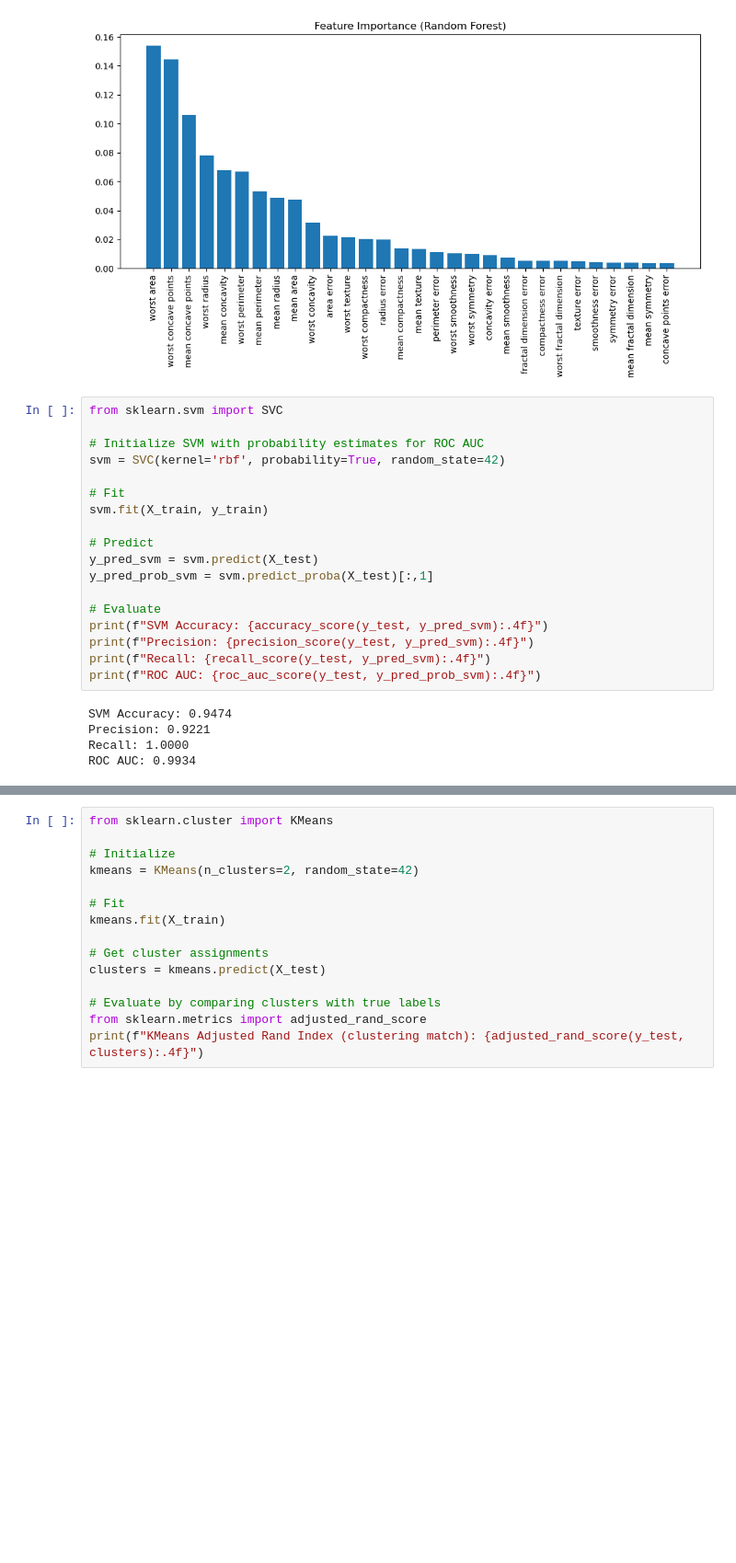
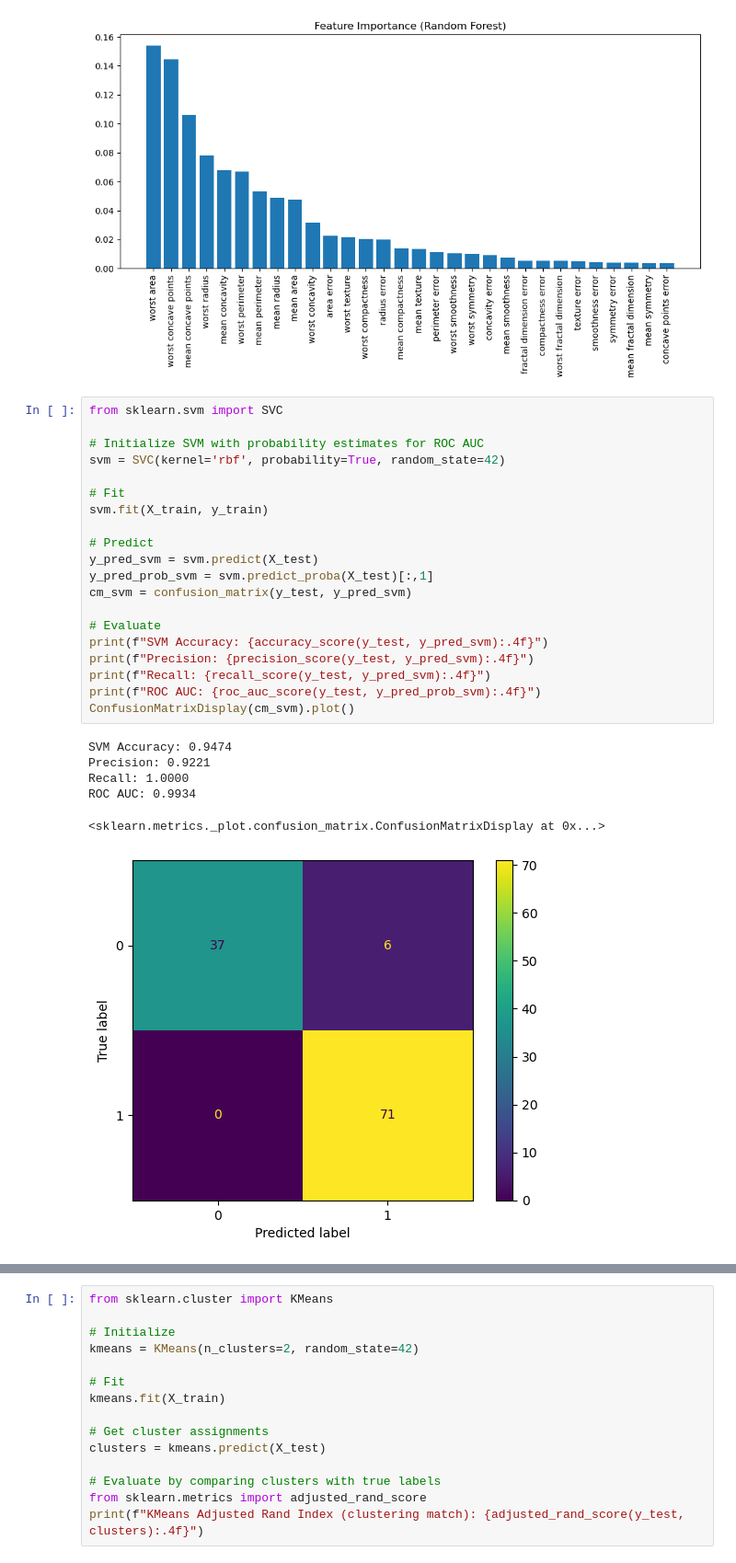
Before and after one commit to kumsquare/BreastCancer, a Jupyter notebook: MLMiniProject.ipynb, the cells around one changed output, grey strips where cells are left out. Shown: that part at 92% size. Cells and saved outputs as stored; diff of their text form; blank space fills up the shorter version.

```diff
--- a/MLMiniProject.ipynb
+++ b/MLMiniProject.ipynb
@@ -147,26 +178,30 @@ plt.show()
 # %%
 from sklearn.svm import SVC
 
 # Initialize SVM with probability estimates for ROC AUC
 svm = SVC(kernel='rbf', probability=True, random_state=42)
 
 # Fit
 svm.fit(X_train, y_train)
 
 # Predict
 y_pred_svm = svm.predict(X_test)
 y_pred_prob_svm = svm.predict_proba(X_test)[:,1]
+cm_svm = confusion_matrix(y_test, y_pred_svm)
 
 # Evaluate
 print(f"SVM Accuracy: {accuracy_score(y_test, y_pred_svm):.4f}")
 print(f"Precision: {precision_score(y_test, y_pred_svm):.4f}")
 print(f"Recall: {recall_score(y_test, y_pred_svm):.4f}")
 print(f"ROC AUC: {roc_auc_score(y_test, y_pred_prob_svm):.4f}")
+ConfusionMatrixDisplay(cm_svm).plot()
 # %% [output]
 SVM Accuracy: 0.9474
 Precision: 0.9221
 Recall: 1.0000
 ROC AUC: 0.9934
+<sklearn.metrics._plot.confusion_matrix.ConfusionMatrixDisplay at 0x...>
+[figure, added]
 # %%
 from sklearn.tree import DecisionTreeClassifier
 
```
Also changed, not shown: parts of 14 cells of this notebook.
